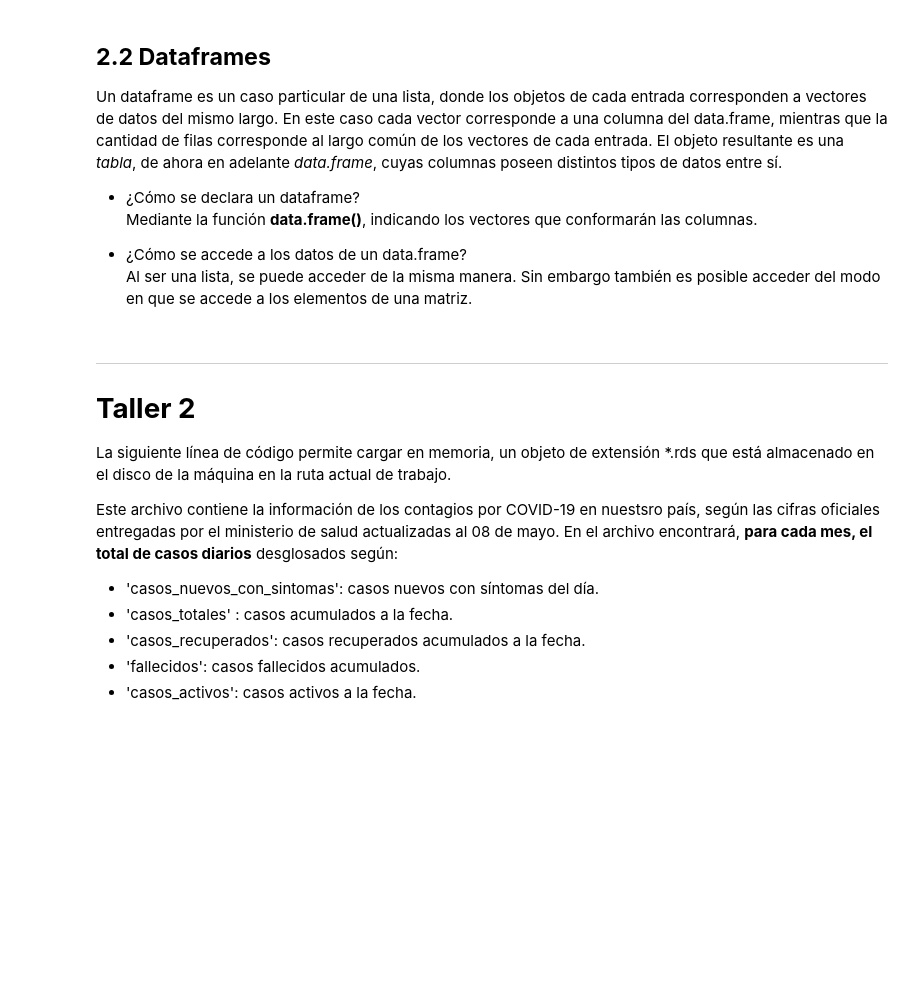
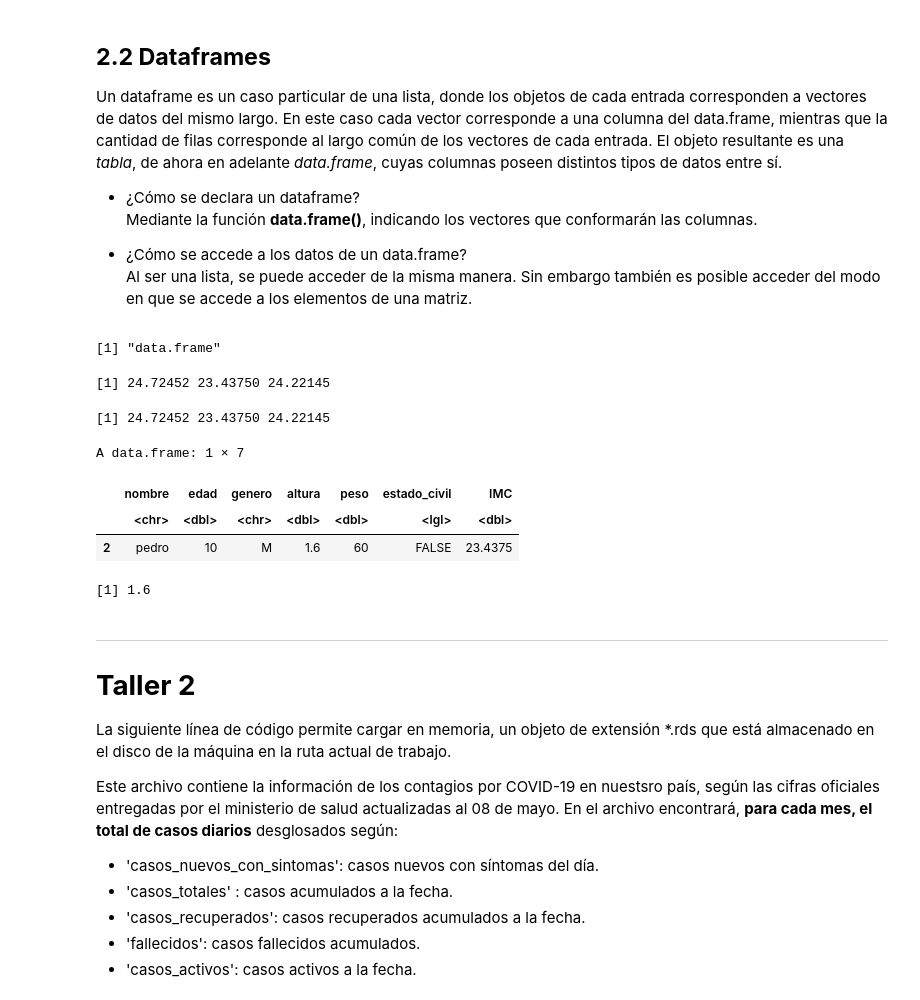
Before and after one commit to rodrigo-coco-espinoza/Introduccion_a_ciencia_de_datos_R_v2, a Jupyter notebook: Ayudantías/A1/A1_02_listas_y_dataframes_desarrollo.ipynb, the cells around one changed output. Cells and saved outputs as stored; diff of their text form; code cells hidden in the pictures; blank space fills up the shorter version.

```diff
--- a/Ayudantías/A1/A1_02_listas_y_dataframes_desarrollo.ipynb
+++ b/Ayudantías/A1/A1_02_listas_y_dataframes_desarrollo.ipynb
@@ -211,6 +175,18 @@ df
+# %%
+df<- data.frame(nombre = c("juan", "pedro", "diego"),
+                edad = c(35, 10, 50),
+                genero = c("M", "M", "M"),
+                altura = c(1.81, 1.60, 1.70),
+                peso = c(81, 60, 70),
+
+                estado_civil = c(T,F,F))
+
+
+
+class(df)
+# %% [output]
+[1] "data.frame"
 # %%
 # Acceso a columnas de un data.frame
 ## Igual que en una lista
-df$nombre
-df[["nombre"]] #retorna el vector con los nombres, mientras que df["nombres"] retorna un data.frame con los nombres
-df[[2]] # ID
+df$IMC <- df$peso/(df$altura)^2
@@ -229,2 +193,16 @@ df[2,]$nombre
+# %%
+df$IMC
+df[["IMC"]]
+df[2, ]
+
+df[2, "altura"]
+# %% [output]
+[1] 24.72452 23.43750 24.22145
+[1] 24.72452 23.43750 24.22145
+A data.frame: 1 × 7
+|  | nombre | edad | genero | altura | peso | estado_civil | IMC |
+|  | <chr> | <dbl> | <chr> | <dbl> | <dbl> | <lgl> | <dbl> |
+| 2 | pedro | 10 | M | 1.6 | 60 | FALSE | 23.4375 |
+[1] 1.6
 # %%
 #Podemos crear nuevas columnas , del mismmo modo que creamos "slots" en una lista
```
Also changed, not shown: parts of 27 cells of this notebook.
